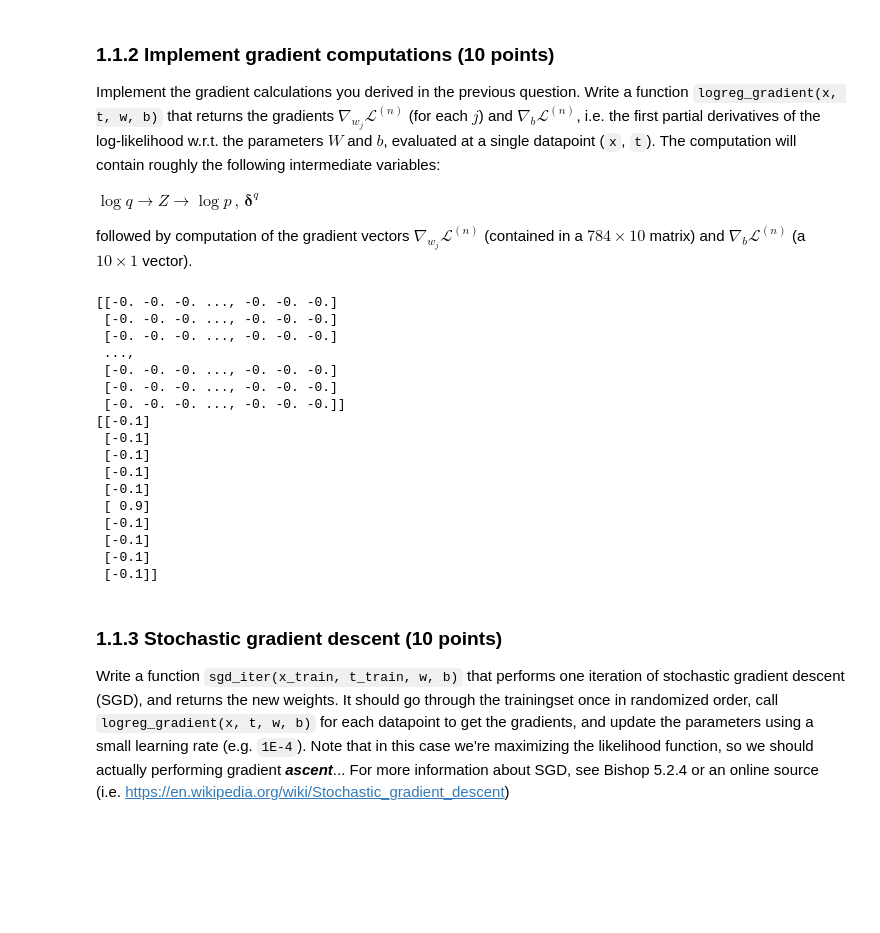
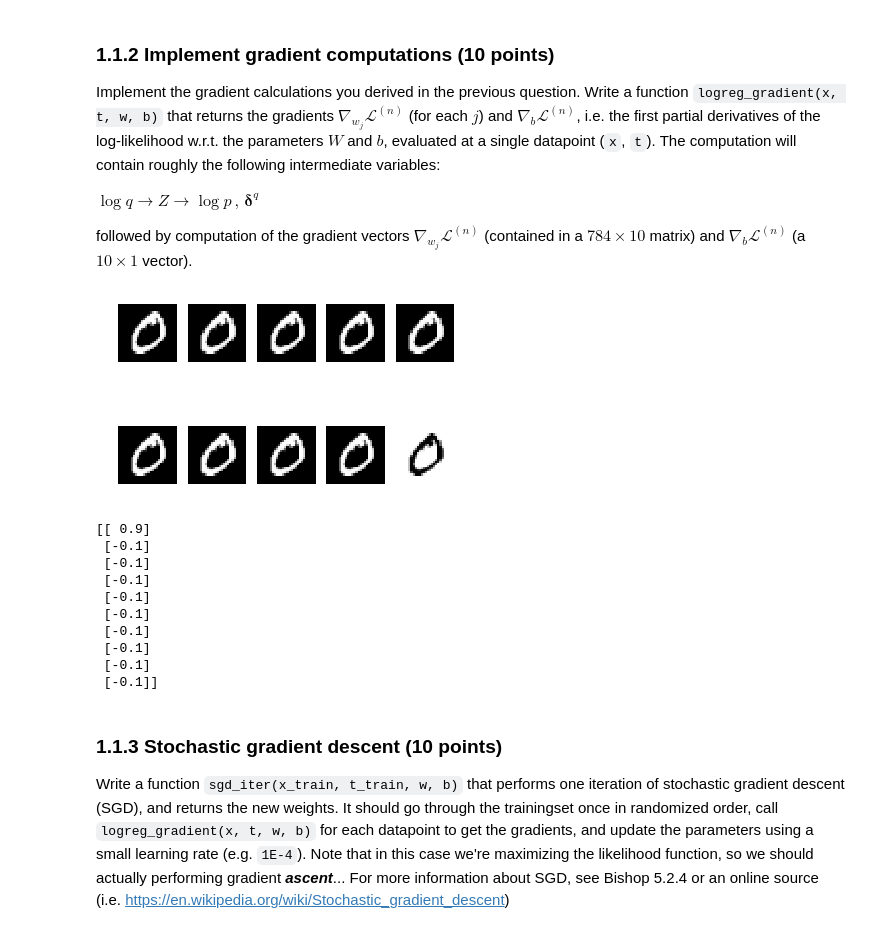
Before and after one commit to erikvanegmond/ml1-2015-lab2, a Jupyter notebook: Lab2.ipynb, the cells around one changed output. Saved outputs shown, nothing was run; the diff lists cells and outputs as text; code cells hidden in the pictures; blank space fills up the shorter version.

```diff
--- a/Lab2.ipynb
+++ b/Lab2.ipynb
@@ -187,50 +187,47 @@ followed by computation of the gradient vectors $\nabla_{w_j} \mathcal{L}^{(n)}$
 #log q_j=w^T_j * x+b_j
 
 def get_log_p(x,t,w,b):
     #print 'w.shape:', w.shape
     #print 'x.shape:', x.shape
     #print 'b.shape:', b.shape
     log_q = np.dot(w.T, x) +b #note: log_q isn't a log(...)???
     #print 'log_q.shape:', log_q.shape
 
     Z = np.sum(np.exp(log_q))
     a = np.max(log_q)
     Za = np.sum(np.exp(log_q - a))
-    log_p = log_q -( a + np.log(Za))
+    log_Z = ( a + np.log(Za))
+    log_p = log_q -log_Z
     return Z, log_q, log_p[t][0]
 
 
 def logreg_gradient(x,t,w,b):
     x = x.reshape((-1, 1))
     b = b.reshape((-1, 1))
     Z, log_q, log_p = get_log_p(x,t,w,b)
     #print 'log_p.shape:', log_p.shape
     delta_q = -1/Z * np.exp(log_q)
-    #print 'delta_q.shape:', delta_q.shape
+#     print 'delta_q.shape:', delta_q.shape
     delta_q[t] +=1
     nabla_W = delta_q.T * x
     nabla_b = delta_q
+
     return nabla_W, nabla_b, log_p
 
 W = np.zeros((784, 10))
 b = np.zeros(10)
-nabla_W, nabla_b, _ = logreg_gradient(x_train[0], t_train[0], W, b)
-print nabla_W
+nabla_W, nabla_b, log_p = logreg_gradient(x_train[1], t_train[1], W, b)
+# print nabla_W
+plot_digits(nabla_W.T, numcols=5)
 print nabla_b
 # %% [output]
+[figure, added]
-[[-0. -0. -0. ..., -0. -0. -0.]
- [-0. -0. -0. ..., -0. -0. -0.]
- [-0. -0. -0. ..., -0. -0. -0.]
- ...,
- [-0. -0. -0. ..., -0. -0. -0.]
- [-0. -0. -0. ..., -0. -0. -0.]
- [-0. -0. -0. ..., -0. -0. -0.]]
-[[-0.1]
+[[ 0.9]
  [-0.1]
  [-0.1]
  [-0.1]
  [-0.1]
- [ 0.9]
+ [-0.1]
  [-0.1]
  [-0.1]
  [-0.1]
```
Also changed, not shown: parts of 7 cells of this notebook.
